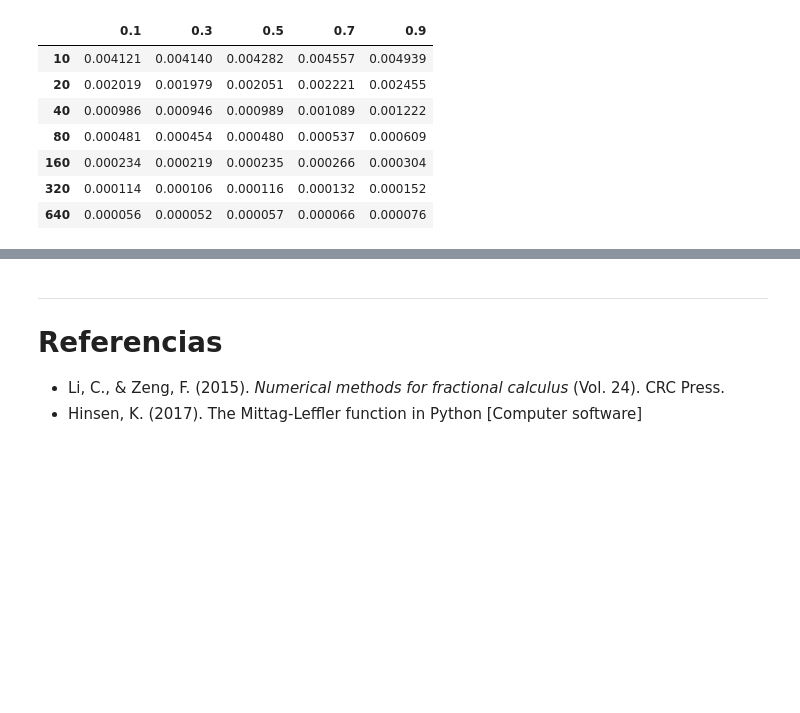
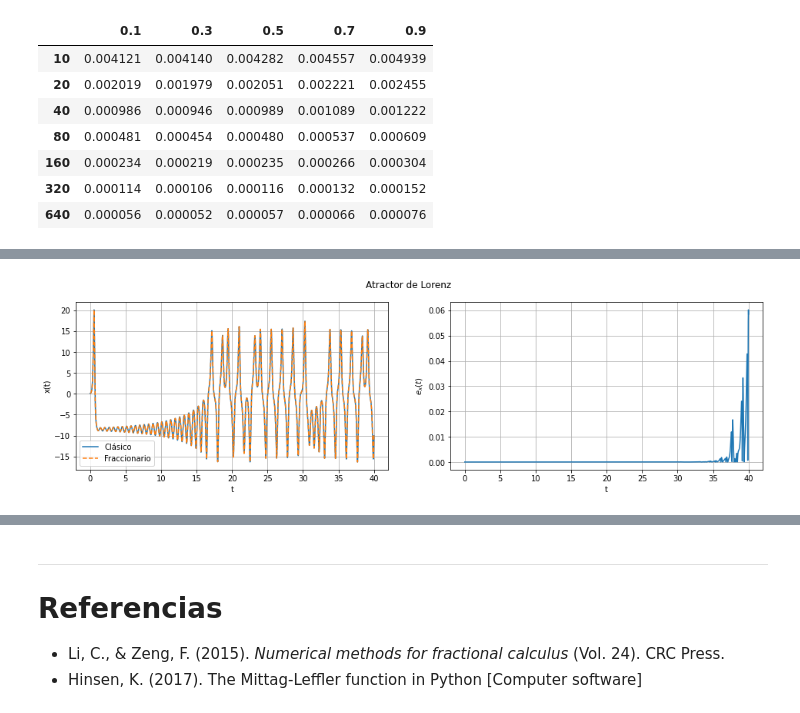
Before and after one commit to jesolisp/Fractional_Numerical_Methods, a Jupyter notebook: 01_Metodo_de_Euler_fraccionario.ipynb, the cells around one changed output, grey strips where cells are left out. Drawn from its saved outputs; the diff is of its cells as text; code cells hidden in the pictures; blank space fills up the shorter version.

```diff
--- a/01_Metodo_de_Euler_fraccionario.ipynb
+++ b/01_Metodo_de_Euler_fraccionario.ipynb
@@ -217,0 +235,14 @@ pd.DataFrame(get_table(alpha, Delta_t), columns = alpha, index = Delta_t)
+# %%
+# Parámetros del modelo
+sigma = 10.0
+rho = 28.0
+beta = 8.0/3.0
+
+param = np.array([sigma,rho,beta])
+
+# Condiciones iniciales
+ci = np.array([0.1,0.1,0.1])
+
+# Parámetros del método numérico
+h = 1e-2
+tfin = 40
@@ -217,0 +385,21 @@ pd.DataFrame(get_table(alpha, Delta_t), columns = alpha, index = Delta_t)
+# %%
+fig = plt.figure(figsize=plt.figaspect(0.25))
+fig.suptitle('Atractor de Lorenz')
+
+ax = fig.add_subplot(1, 2, 1)
+ax.plot(tc, xc, label = 'Clásico')
+ax.plot(t, x, '--', label = 'Fraccionario')
+ax.set_xlabel('t')
+ax.set_ylabel('x(t)')
+ax.legend()
+ax.grid('on')
+
+ax = fig.add_subplot(1, 2 , 2)
+ax.plot(t,np.abs(xc-x))
+ax.set_xlabel('t')
+ax.set_ylabel('$e_{x}(t)$')
+ax.grid('on')
+
+plt.show()
+# %% [output]
+[figure, added]
```
Also changed, not shown: parts of 16 cells of this notebook.
